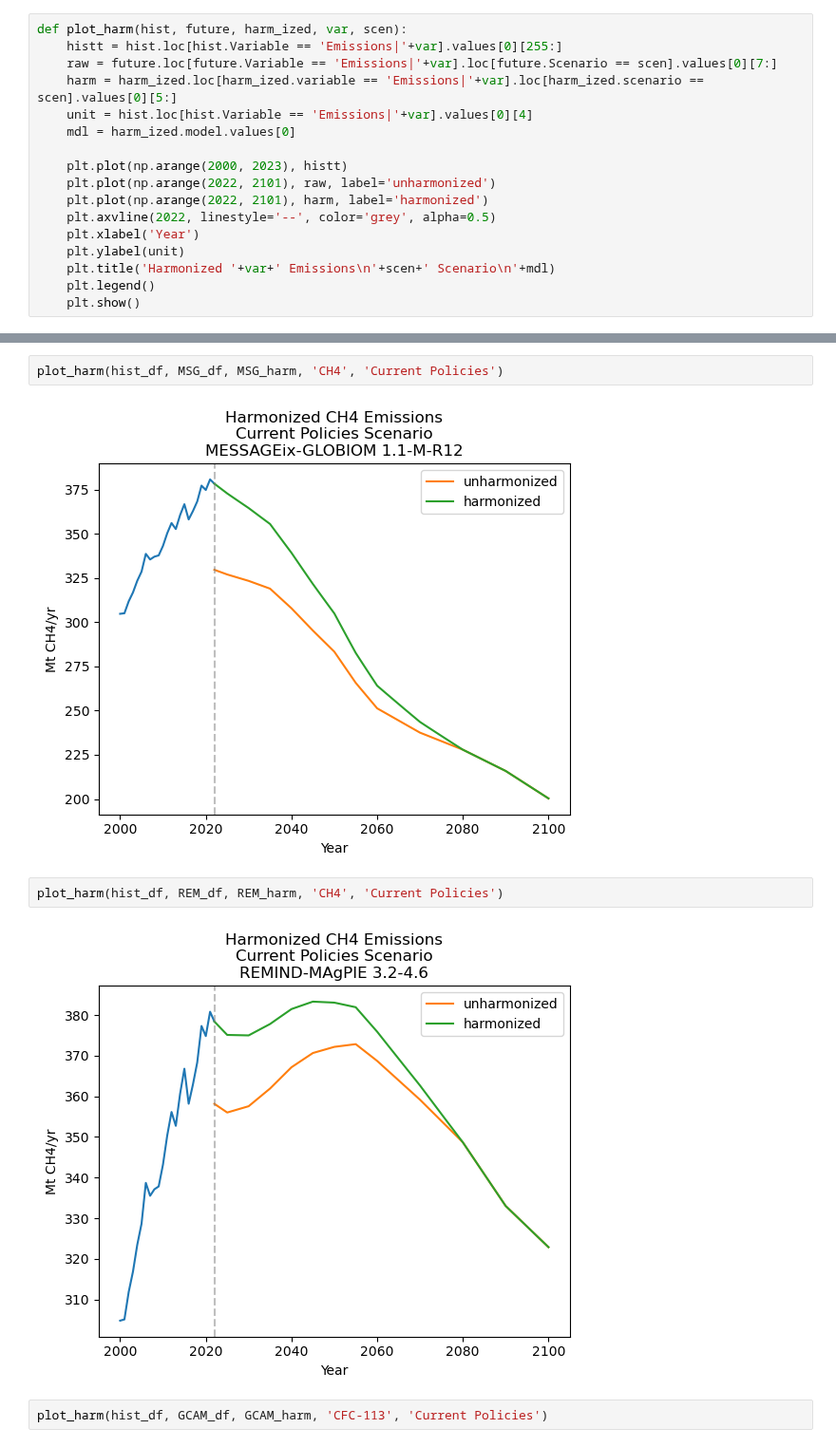
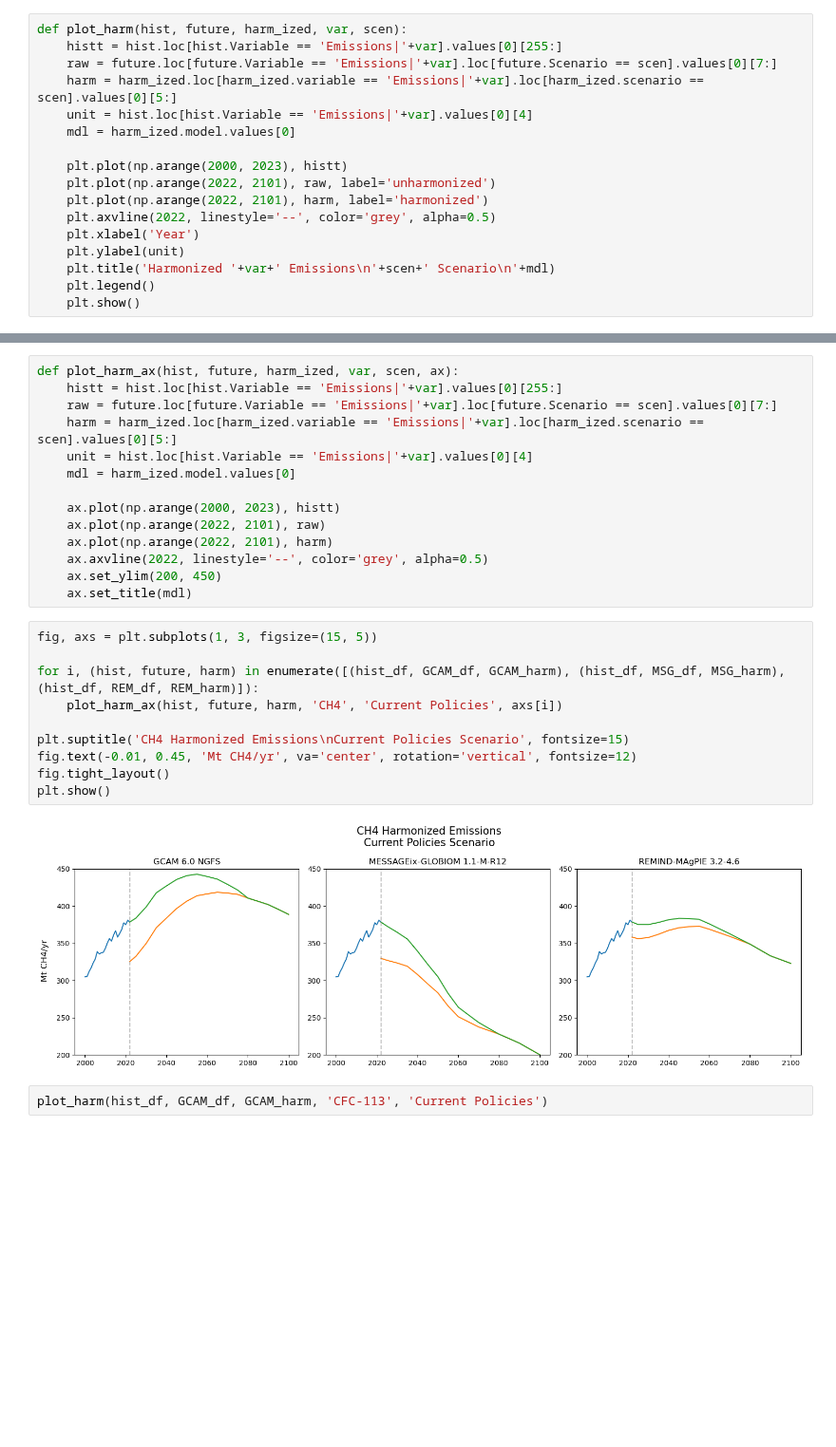
Before and after one commit to ericasimon16/woodwell_internship, a Jupyter notebook: harmonization.ipynb, the cells around one changed output, grey strips where cells are left out. Shown at 95% size. Drawn from its saved outputs; the diff is of its cells as text; blank space fills up the shorter version.

Commit message:
changed plot_harm func

```diff
--- a/harmonization.ipynb
+++ b/harmonization.ipynb
@@ -229,11 +228,29 @@ plot_harm(hist_df, GCAM_df, GCAM_harm, 'CH4', 'Current Policies')
-# %%
-plot_harm(hist_df, MSG_df, MSG_harm, 'CH4', 'Current Policies')
-# %% [output]
-[figure, removed]
-# %%
-plot_harm(hist_df, REM_df, REM_harm, 'CH4', 'Current Policies')
-# %% [output]
-[figure, removed]
+# %%
+def plot_harm_ax(hist, future, harm_ized, var, scen, ax):
+    histt = hist.loc[hist.Variable == 'Emissions|'+var].values[0][255:]
+    raw = future.loc[future.Variable == 'Emissions|'+var].loc[future.Scenario == scen].values[0][7:]
+    harm = harm_ized.loc[harm_ized.variable == 'Emissions|'+var].loc[harm_ized.scenario == scen].values[0][5:]
+    unit = hist.loc[hist.Variable == 'Emissions|'+var].values[0][4]
+    mdl = harm_ized.model.values[0]
+
+    ax.plot(np.arange(2000, 2023), histt)
+    ax.plot(np.arange(2022, 2101), raw)
+    ax.plot(np.arange(2022, 2101), harm)
+    ax.axvline(2022, linestyle='--', color='grey', alpha=0.5)
+    ax.set_ylim(200, 450)
+    ax.set_title(mdl)
+# %%
+fig, axs = plt.subplots(1, 3, figsize=(15, 5))
+
+for i, (hist, future, harm) in enumerate([(hist_df, GCAM_df, GCAM_harm), (hist_df, MSG_df, MSG_harm), (hist_df, REM_df, REM_harm)]):
+    plot_harm_ax(hist, future, harm, 'CH4', 'Current Policies', axs[i])
+
+plt.suptitle('CH4 Harmonized Emissions\nCurrent Policies Scenario', fontsize=15)
+fig.text(-0.01, 0.45, 'Mt CH4/yr', va='center', rotation='vertical', fontsize=12)
+fig.tight_layout()
+plt.show()
+# %% [output]
+[figure, added]
 # %%
 plot_harm(hist_df, GCAM_df, GCAM_harm, 'CFC-113', 'Current Policies')
 # %% [output]
```
Also changed, not shown: parts of 2 cells of this notebook.
